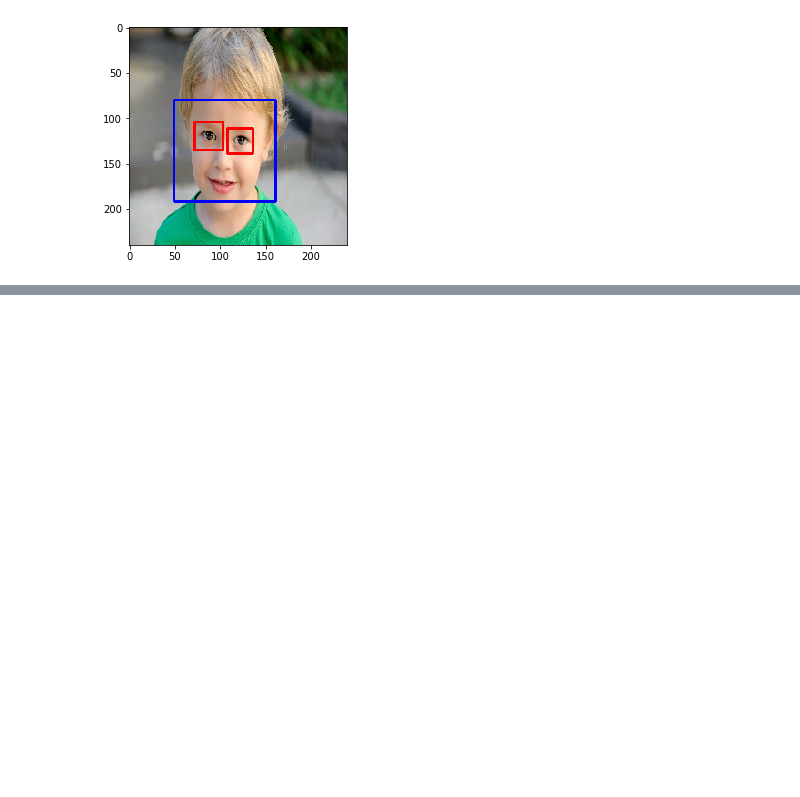
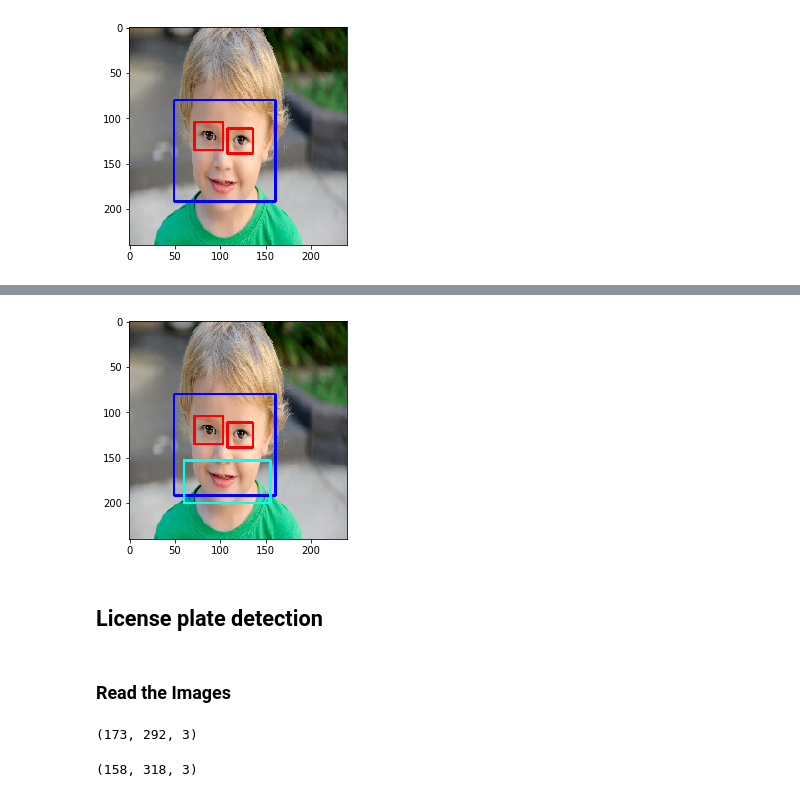
Before and after one commit to abalaji-blr/Projects, a Jupyter notebook: OpenCV/FaceDetection.ipynb, the cells around one changed output, grey strips where cells are left out. Saved outputs shown, nothing was run; the diff lists cells and outputs as text; code cells hidden in the pictures; blank space fills up the shorter version.

```diff
--- a/OpenCV/FaceDetection.ipynb
+++ b/OpenCV/FaceDetection.ipynb
@@ -92,0 +140,9 @@ plt.show()
+# %%
+plt.imshow(rgb_img)
+plt.show()
+# %% [output]
+[figure, added]
+# %% [markdown]
+## License plate detection
+# %% [markdown]
+### Read the Images
@@ -92,0 +158,4 @@ plt.show()
+# %%
+single_car.shape
+# %% [output]
+(173, 292, 3)
@@ -92,0 +170,4 @@ plt.show()
+# %%
+two_cars.shape
+# %% [output]
+(158, 318, 3)
```
Also changed, not shown: parts of 35 cells of this notebook.
